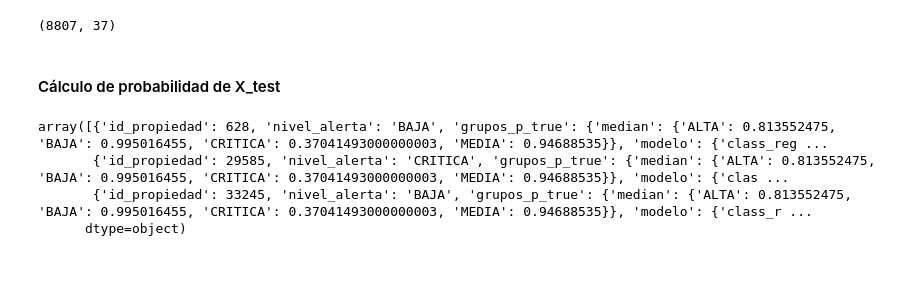
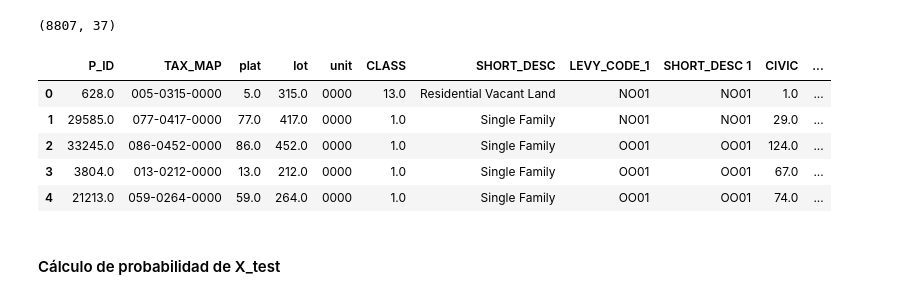
Before and after one commit to juanorion1/Prueba_Tributi, a Jupyter notebook: notebooks/capa_control.ipynb, the cells around one changed output. Cells and saved outputs as stored; diff of their text form; code cells hidden in the pictures; blank space fills up the shorter version.

```diff
--- a/notebooks/capa_control.ipynb
+++ b/notebooks/capa_control.ipynb
@@ -1,7 +1,17 @@
 # %%
 import re
+import os
 import ast
 import pickle
 import pandas as pd
+
 from google import genai
+
 from utils import *
+
+from dotenv import load_dotenv
+
+
+pd.set_option('display.max_columns', None)
+
+load_dotenv()
@@ -171,6 +85,15 @@ df_final = pd.read_csv(data_path + file_name)
 df_final.shape
 # %% [output]
 (8807, 37)
+# %%
+df_final.head()
+# %% [output]
+|  | P_ID | TAX_MAP | plat | lot | unit | CLASS | SHORT_DESC | LEVY_CODE_1 | SHORT_DESC 1 | CIVIC | ... |
+| 0 | 628.0 | 005-0315-0000 | 5.0 | 315.0 | 0000 | 13.0 | Residential Vacant Land | NO01 | NO01 | 1.0 | ... |
+| 1 | 29585.0 | 077-0417-0000 | 77.0 | 417.0 | 0000 | 1.0 | Single Family | NO01 | NO01 | 29.0 | ... |
+| 2 | 33245.0 | 086-0452-0000 | 86.0 | 452.0 | 0000 | 1.0 | Single Family | OO01 | OO01 | 124.0 | ... |
+| 3 | 3804.0 | 013-0212-0000 | 13.0 | 212.0 | 0000 | 1.0 | Single Family | OO01 | OO01 | 67.0 | ... |
+| 4 | 21213.0 | 059-0264-0000 | 59.0 | 264.0 | 0000 | 1.0 | Single Family | OO01 | OO01 | 74.0 | ... |
 # %% [markdown]
 #### Cálculo de probabilidad de X_test
 # %%
@@ -276,7 +103,0 @@ df_final.loc[:,"evidencia_registro"] = df_final.apply(lambda x: build_evidence_p
-# %%
-df_final["evidencia_registro"].values[:3]
-# %% [output]
-array([{'id_propiedad': 628, 'nivel_alerta': 'BAJA', 'grupos_p_true': {'median': {'ALTA': 0.813552475, 'BAJA': 0.995016455, 'CRITICA': 0.37041493000000003, 'MEDIA': 0.94688535}}, 'modelo': {'class_reg ...
-       {'id_propiedad': 29585, 'nivel_alerta': 'CRITICA', 'grupos_p_true': {'median': {'ALTA': 0.813552475, 'BAJA': 0.995016455, 'CRITICA': 0.37041493000000003, 'MEDIA': 0.94688535}}, 'modelo': {'clas ...
-       {'id_propiedad': 33245, 'nivel_alerta': 'BAJA', 'grupos_p_true': {'median': {'ALTA': 0.813552475, 'BAJA': 0.995016455, 'CRITICA': 0.37041493000000003, 'MEDIA': 0.94688535}}, 'modelo': {'class_r ...
-      dtype=object)
```
Also changed, not shown: parts of 13 cells of this notebook, 2 other files.
